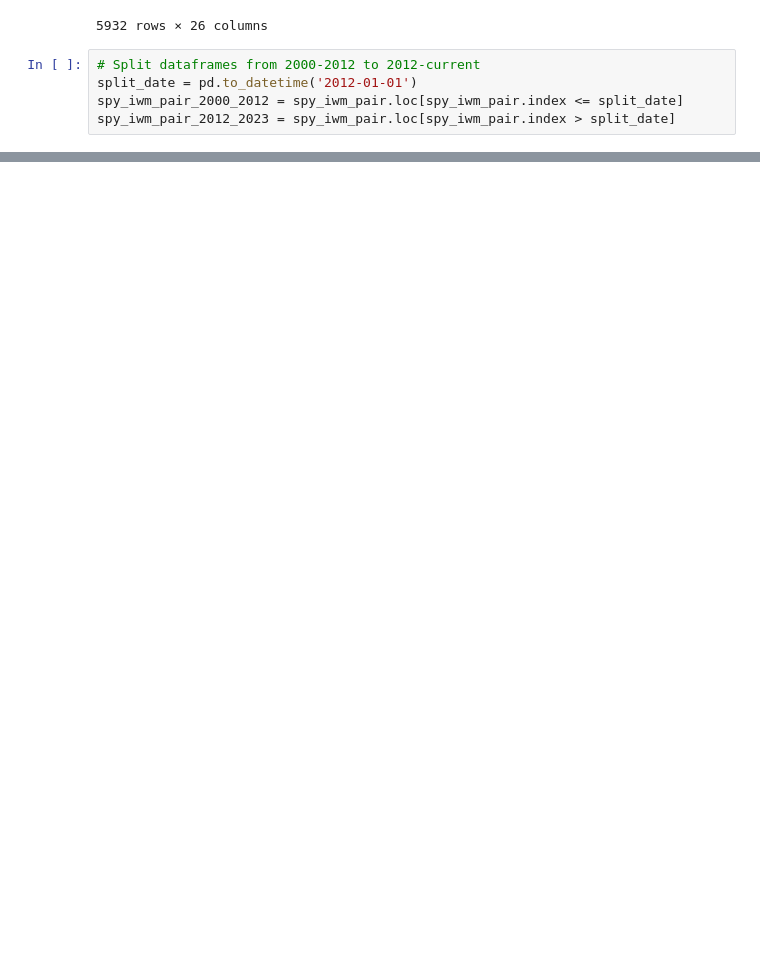
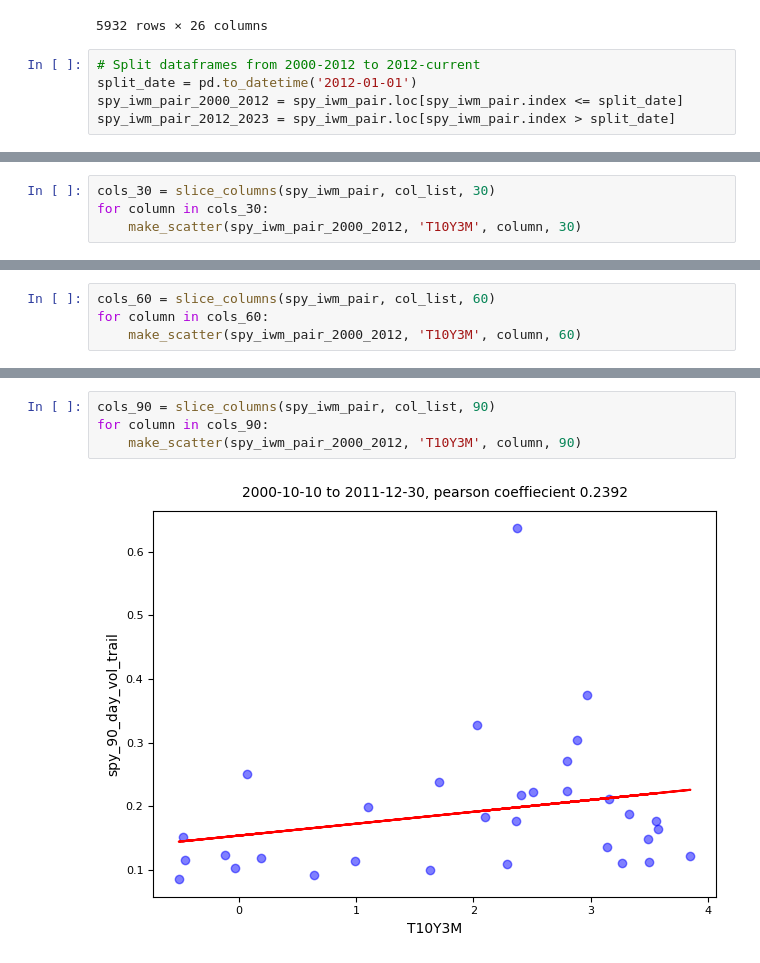
Before and after one commit to Gaiden-Spence/10YRT-3M-Spread-Effects, a Jupyter notebook: main.ipynb, the cells around one changed output, grey strips where cells are left out. Saved outputs shown, nothing was run; the diff lists cells and outputs as text; blank space fills up the shorter version.

```diff
--- a/main.ipynb
+++ b/main.ipynb
@@ -289,0 +217,4 @@ make_scatter(spy_iwm_pair_2000_2012, 'T10Y3M', 'spy_30_day_returns', 30)
+# %%
+cols_30 = slice_columns(spy_iwm_pair, col_list, 30)
+for column in cols_30:
+    make_scatter(spy_iwm_pair_2000_2012, 'T10Y3M', column, 30)
@@ -289,0 +228,4 @@ make_scatter(spy_iwm_pair_2000_2012, 'T10Y3M', 'spy_30_day_returns', 30)
+# %%
+cols_60 = slice_columns(spy_iwm_pair, col_list, 60)
+for column in cols_60:
+    make_scatter(spy_iwm_pair_2000_2012, 'T10Y3M', column, 60)
@@ -289,0 +237,6 @@ make_scatter(spy_iwm_pair_2000_2012, 'T10Y3M', 'spy_30_day_returns', 30)
+# %%
+cols_90 = slice_columns(spy_iwm_pair, col_list, 90)
+for column in cols_90:
+    make_scatter(spy_iwm_pair_2000_2012, 'T10Y3M', column, 90)
+# %% [output]
+[figure, added]
```
Also changed, not shown: parts of 36 cells of this notebook.
